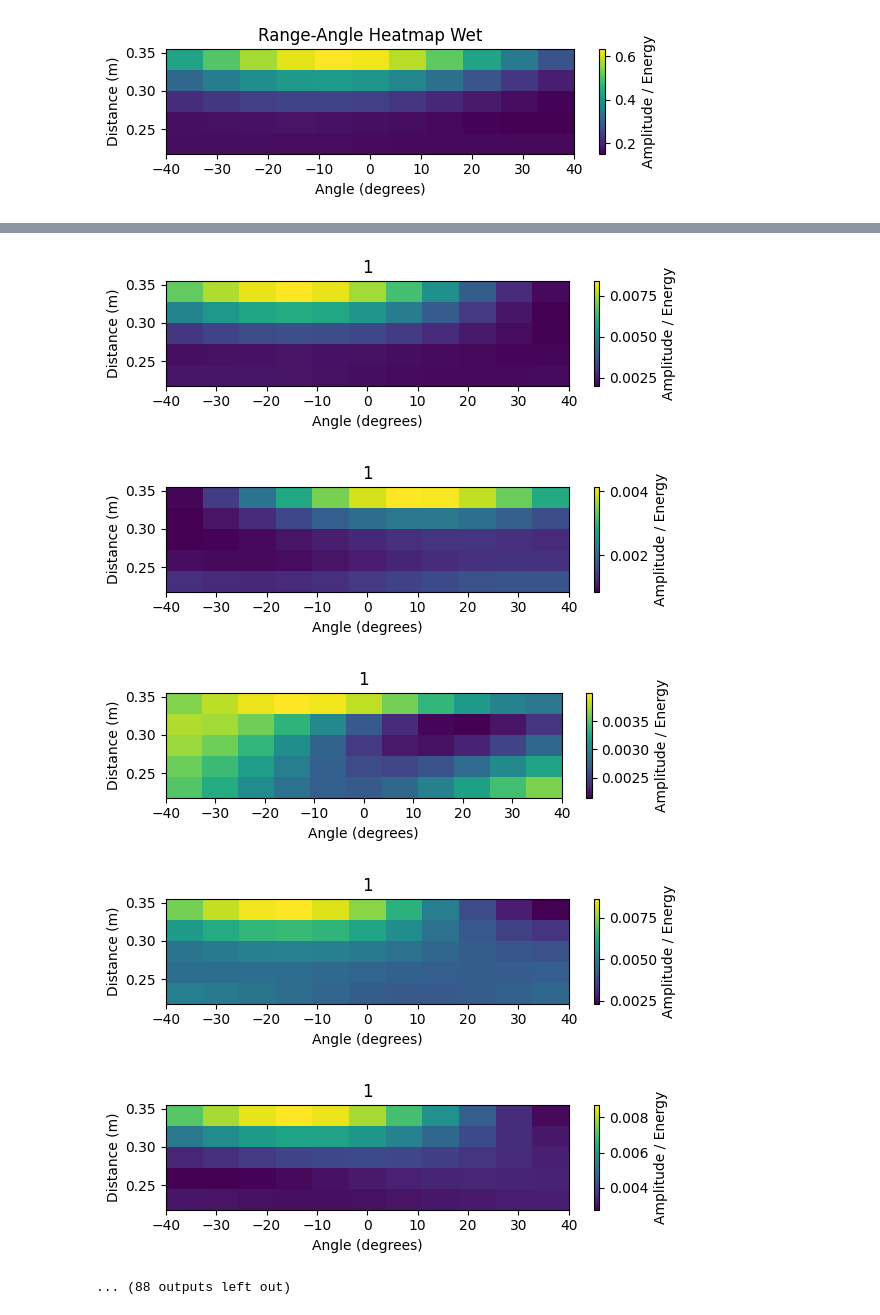
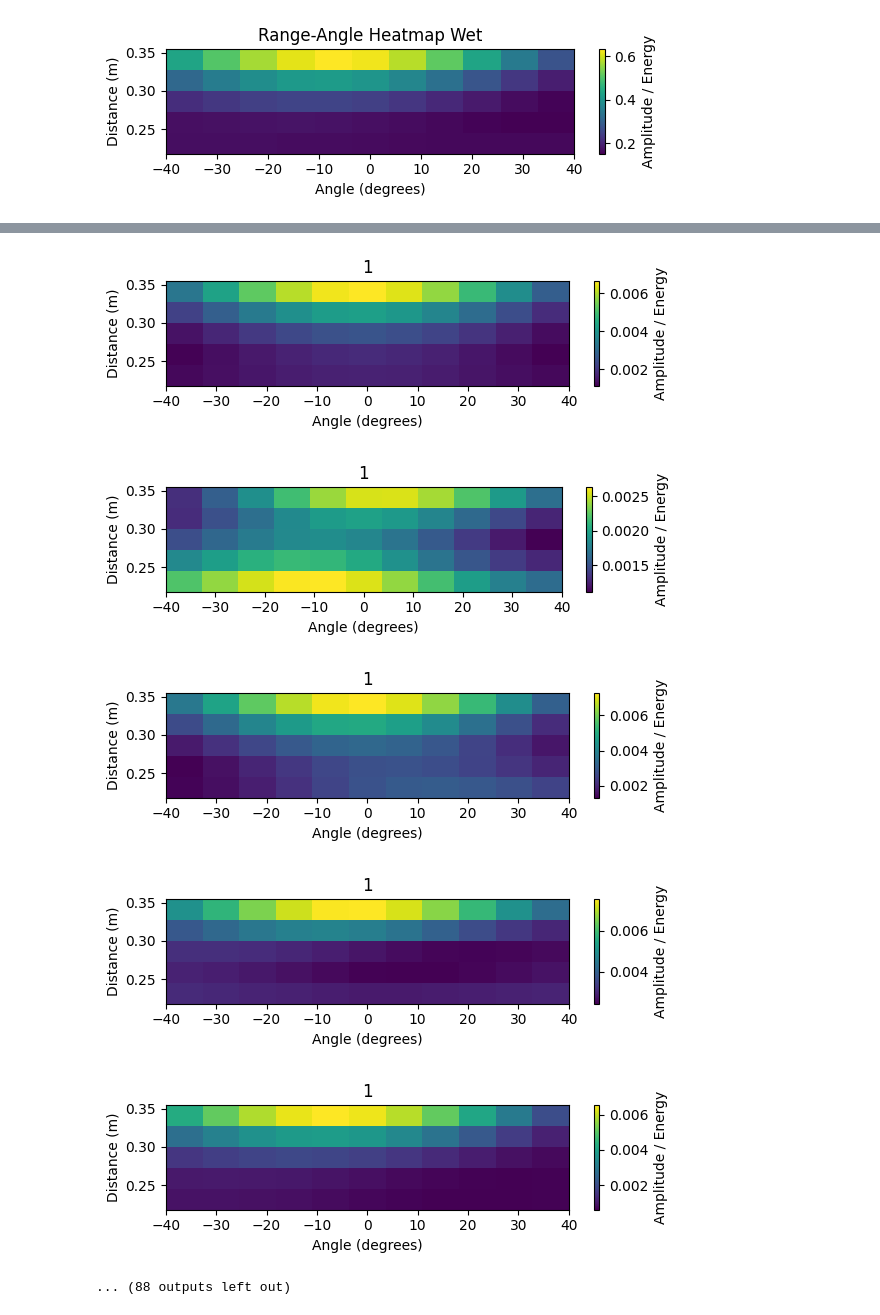
Before and after one commit to mehtho/mmWaveRadarWoundDetection, a Jupyter notebook: notebooks/range_angle_exp.ipynb, the cells around one changed output, grey strips where cells are left out. Saved outputs shown, nothing was run; the diff lists cells and outputs as text; code cells hidden in the pictures.

```diff
--- a/notebooks/range_angle_exp.ipynb
+++ b/notebooks/range_angle_exp.ipynb
@@ -355,4 +356,4 @@ plt.show()
 # %%
-for d in dry_ram_norm:
+for d in wet_ram_norm:
     ra_heatmap(d, "1")
 # %% [output]
@@ -366,6 +367,6 @@ for d in dry_ram_norm:
-[figure, old version]
+[figure, new version]
-[figure, old version]
+[figure, new version]
-[figure, old version]
+[figure, new version]
-[figure, old version]
+[figure, new version]
-[figure, old version]
+[figure, new version]
 ... (88 outputs left out)
```
Also changed, not shown: parts of 2 cells of this notebook, 1 other file.
